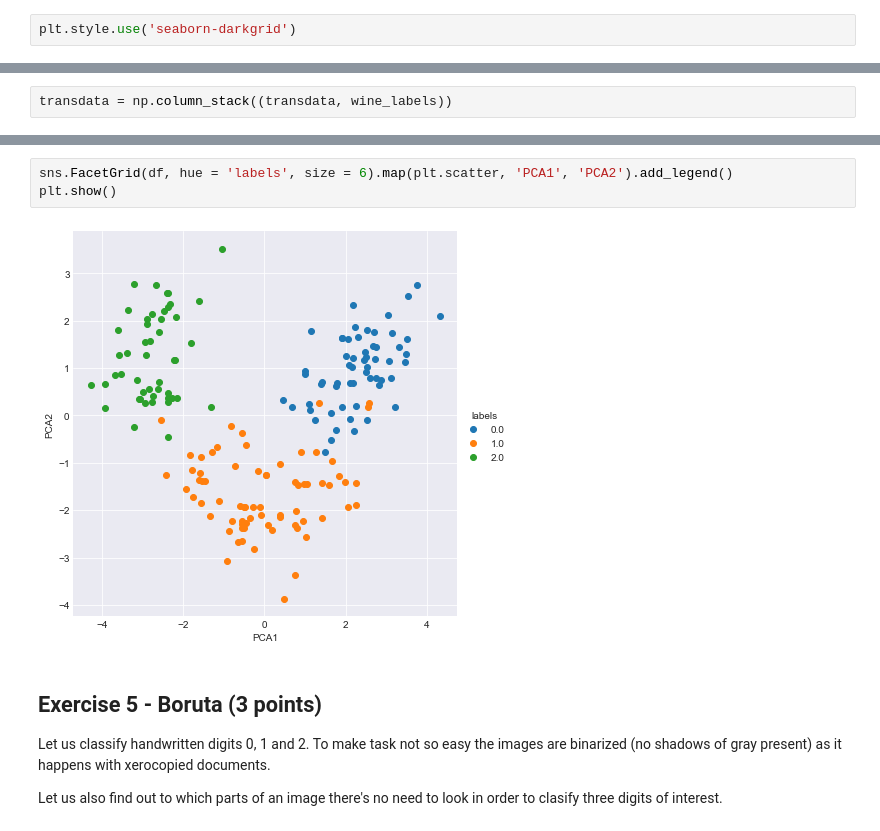
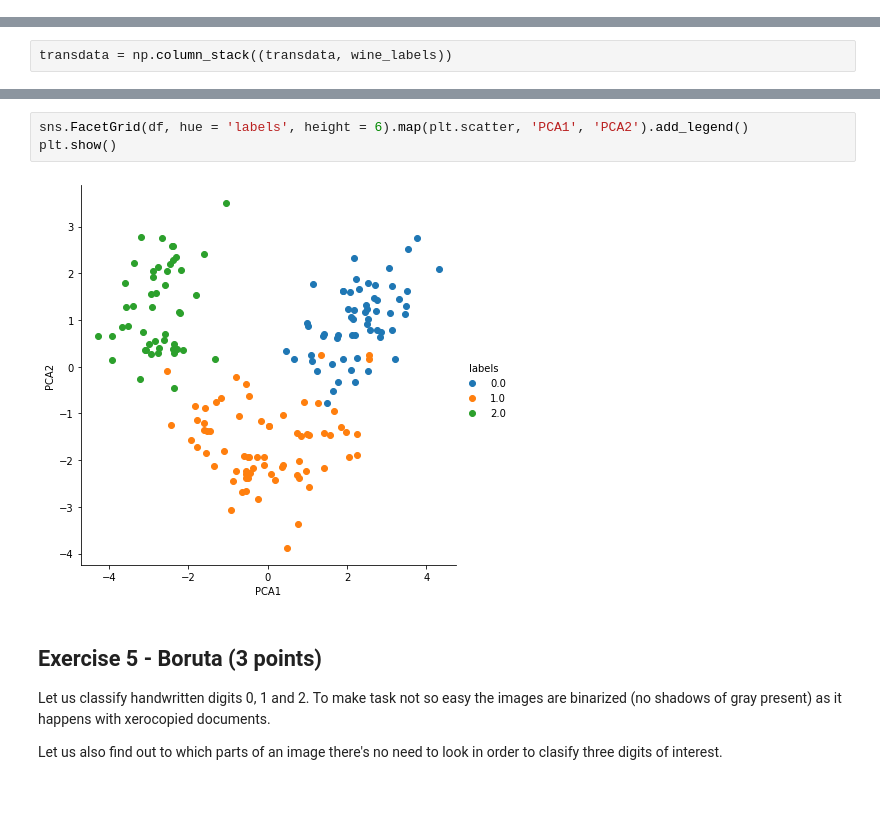
Before and after one commit to tshura/ml-intro-tasks-copy, a Jupyter notebook: 6_feature_engineering_selection/homework.ipynb, the cells around one changed output, grey strips where cells are left out. Saved outputs shown, nothing was run; the diff lists cells and outputs as text; blank space fills up the shorter version.

```diff
--- a/6_feature_engineering_selection/homework.ipynb
+++ b/6_feature_engineering_selection/homework.ipynb
@@ -19,8 +19,6 @@ from sklearn.metrics import accuracy_score
 
 from sklearn.datasets import make_classification, load_wine, load_breast_cancer, load_diabetes, load_digits
 pd.options.mode.chained_assignment = None
-# %%
-plt.style.use('seaborn-darkgrid')
 # %%
 def plot_scatter(x, y, auto_scaled=True, title=None, clusters=None):
     plt.figure(figsize=(4, 4))
@@ -318,8 +314,8 @@ df.head()
 # %%
-sns.FacetGrid(df, hue = 'labels', size = 6).map(plt.scatter, 'PCA1', 'PCA2').add_legend()
+sns.FacetGrid(df, hue = 'labels', height = 6).map(plt.scatter, 'PCA1', 'PCA2').add_legend()
 plt.show()
 # %% [output]
-[figure, old version]
+[figure, new version]
 # %% [markdown]
 ## Exercise 5 - Boruta (3 points)
 
```
Also changed, not shown: parts of 22 cells of this notebook.
